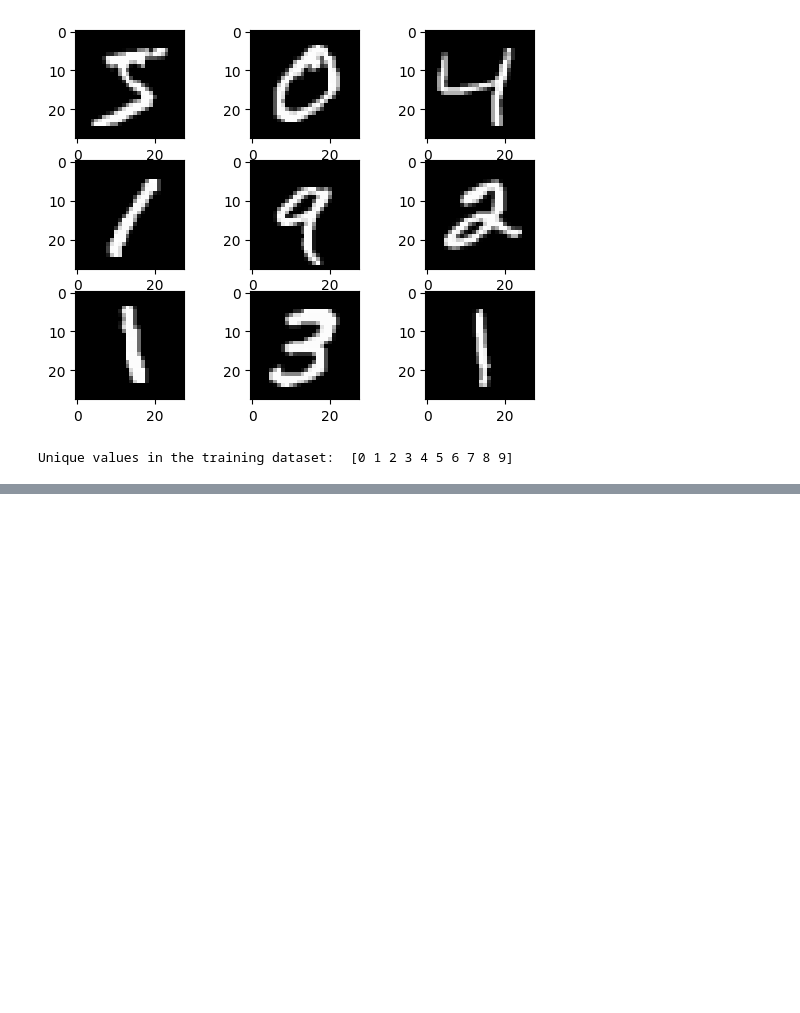
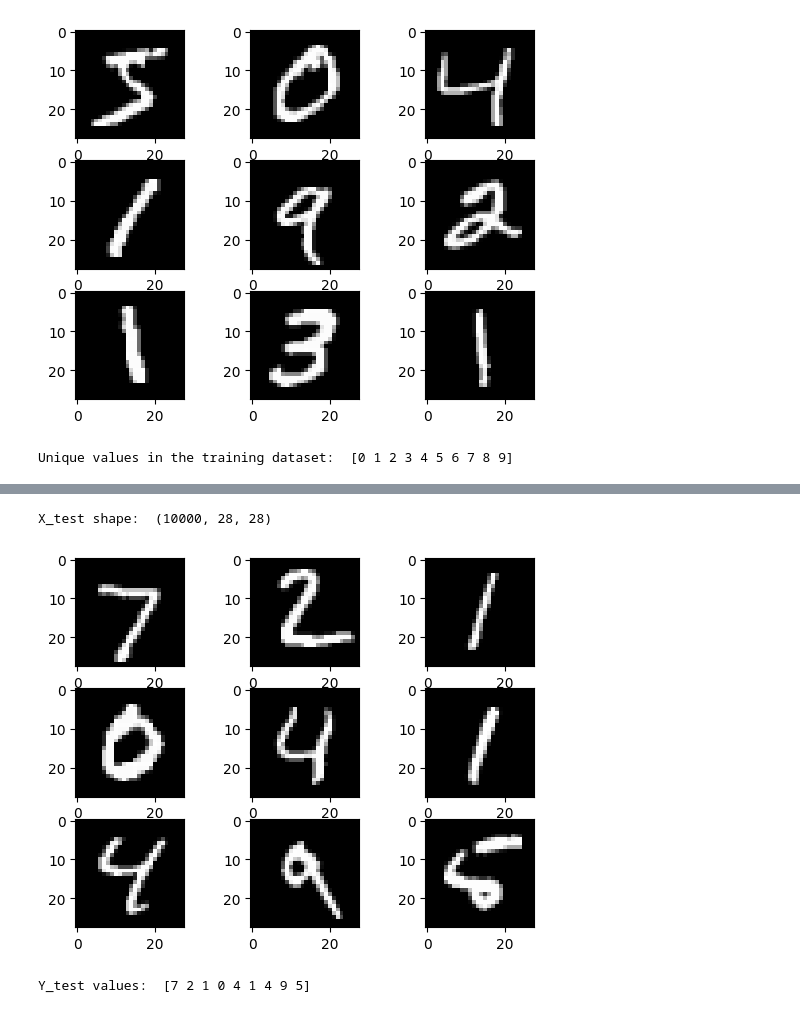
Before and after one commit to AbQaadir/digit-classification, a Jupyter notebook: digit-classification.ipynb, the cells around one changed output, grey strips where cells are left out. Saved outputs shown, nothing was run; the diff lists cells and outputs as text; code cells hidden in the pictures; blank space fills up the shorter version.

```diff
--- a/digit-classification.ipynb
+++ b/digit-classification.ipynb
@@ -124,0 +135,17 @@ loss, accuracy
+# %%
+# print X_test shape
+print("X_test shape: ", x_test.shape)
+# %% [output]
+X_test shape:  (10000, 28, 28)
+# %%
+# display the first 9 images
+for i in range(9):
+    plt.subplot(330 + 1 + i)
+    plt.imshow(x_test[i], cmap=plt.get_cmap('gray'))
+# %% [output]
+[figure, added]
+# %%
+# print Y_test values
+print("Y_test values: ", y_test[:9])
+# %% [output]
+Y_test values:  [7 2 1 0 4 1 4 9 5]
```
Also changed, not shown: parts of 15 cells of this notebook, 3 other files.
